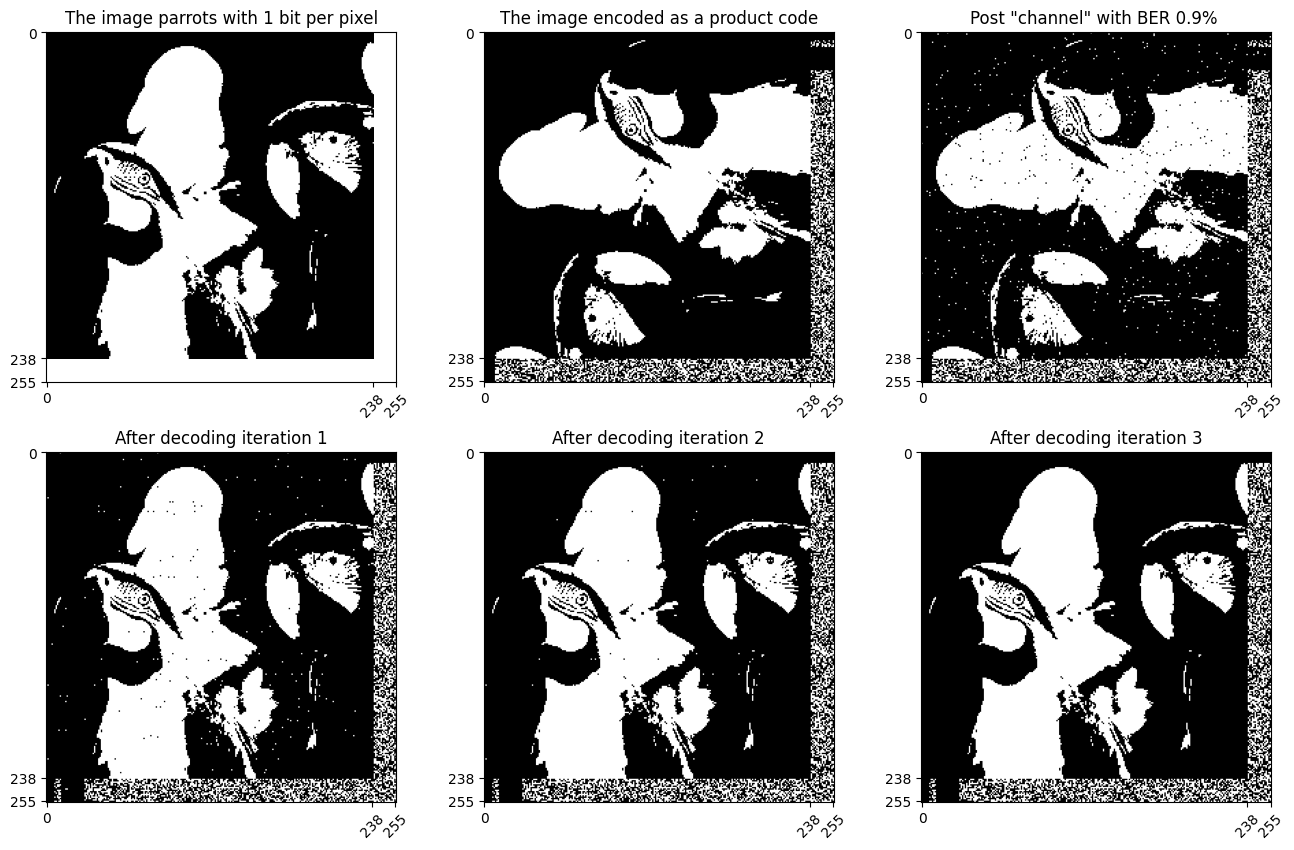
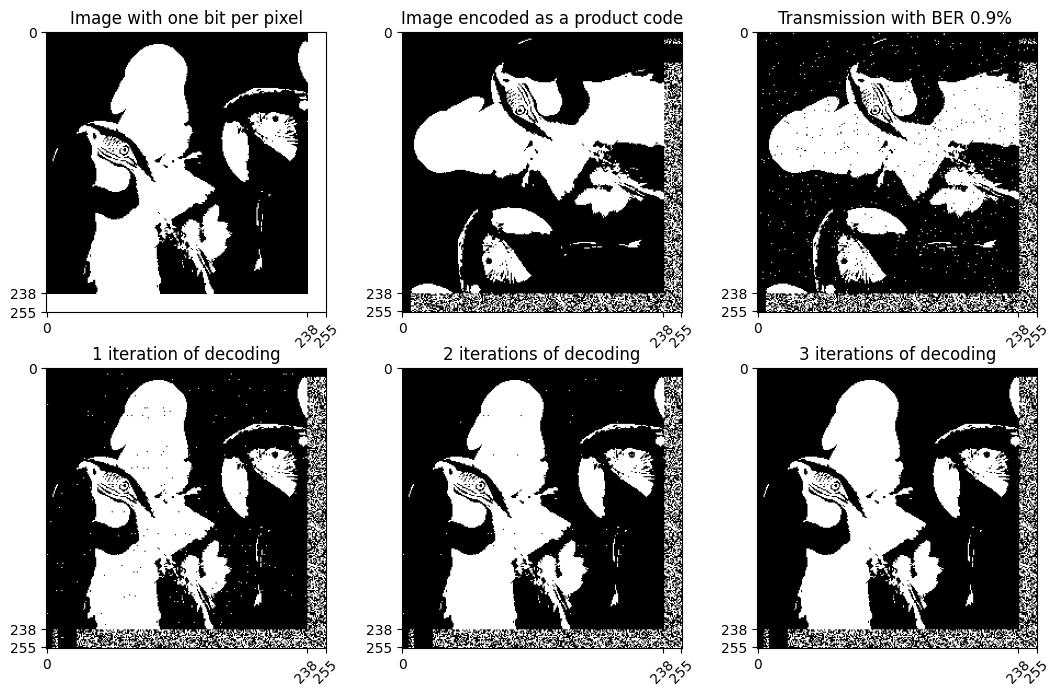
The change to this notebook cell's code, shown as a diff; its figure went from the first image to the second:
--- before
+++ after
@@ -1,8 +1,8 @@
 #plt.xticks(rotation=45)
-fig, axs = plt.subplots(2, 3, figsize= (16,10))
+fig, axs = plt.subplots(2, 3, figsize= (13,8))
 axs[0,0].imshow(readImage("rawParrotData.txt", (239,239,1), 1), cmap='grey')
 axs[0,0].set_xticks([0,238, 255])
 axs[0,0].set_yticks([0,238, 255])
-axs[0,0].set_title("The image parrots with 1 bit per pixel")
+axs[0,0].set_title("Image with one bit per pixel")
 
 
@@ -10,10 +10,10 @@
 axs[0,1].set_xticks([0,238,255])
 axs[0,1].set_yticks([0,238,255])
-axs[0,1].set_title("The image encoded as a product code")
+axs[0,1].set_title("Image encoded as a product code")
 
 
 addRandomErrors("encoderProductOutput.txt", "codes_with_errors.txt", 0.009)
 axs[0,2].imshow(readImage("codes_with_errors.txt", (256,256,1), 1), cmap='grey')
-axs[0,2].set_title("Post \"channel\" with BER 0.9% ")
+axs[0,2].set_title("Transmission with BER 0.9% ")
 axs[0,2].set_xticks([0,238,255])
 axs[0,2].set_yticks([0,238,255])
@@ -25,5 +25,5 @@
 
 axs[1,0].imshow(readImage("decoderProductOutput1.txt", (256,256,1), 1), cmap='grey')
-axs[1,0].set_title("After decoding iteration 1")
+axs[1,0].set_title("1 iteration of decoding")
 axs[1,0].set_xticks([0,238,255])
 axs[1,0].set_yticks([0,238,255])
@@ -32,8 +32,8 @@
 axs[1,1].set_xticks([0,238,255])
 axs[1,1].set_yticks([0,238,255])
-axs[1,1].set_title("After decoding iteration 2")
+axs[1,1].set_title("2 iterations of decoding")
 
 axs[1,2].imshow(readImage("decoderProductOutput3.txt", (256,256,1), 1), cmap='grey')
-axs[1,2].set_title("After decoding iteration 3")
+axs[1,2].set_title("3 iterations of decoding")
 axs[1,2].set_xticks([0,238,255])
 axs[1,2].set_yticks([0,238,255])

Commit: Update image_toolbox.ipynb to reflect final frontpage image